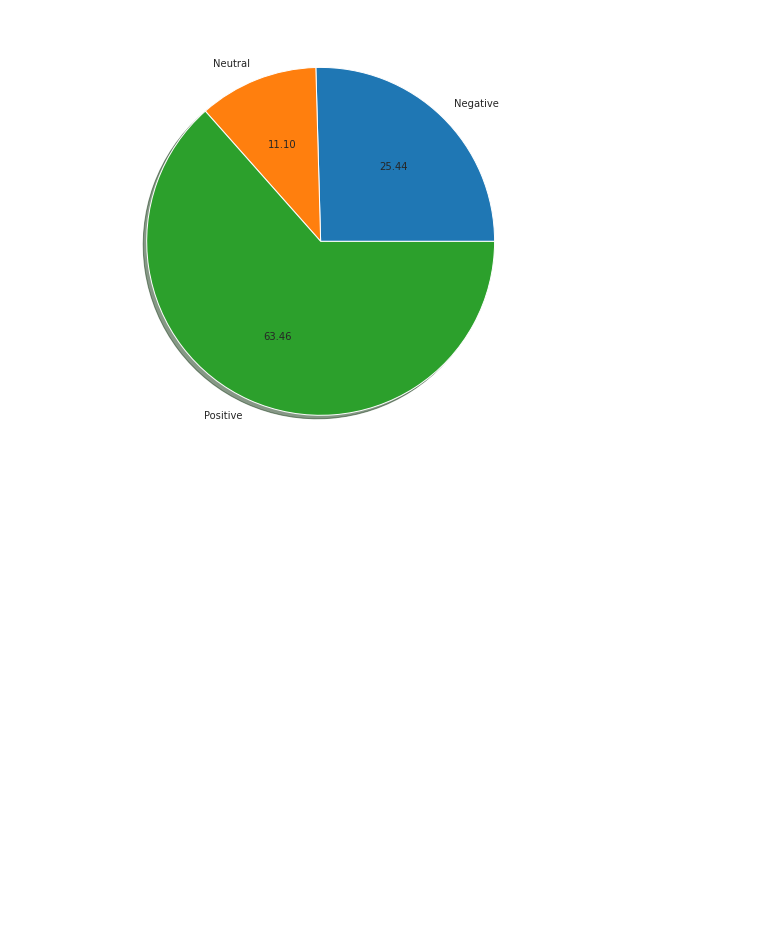
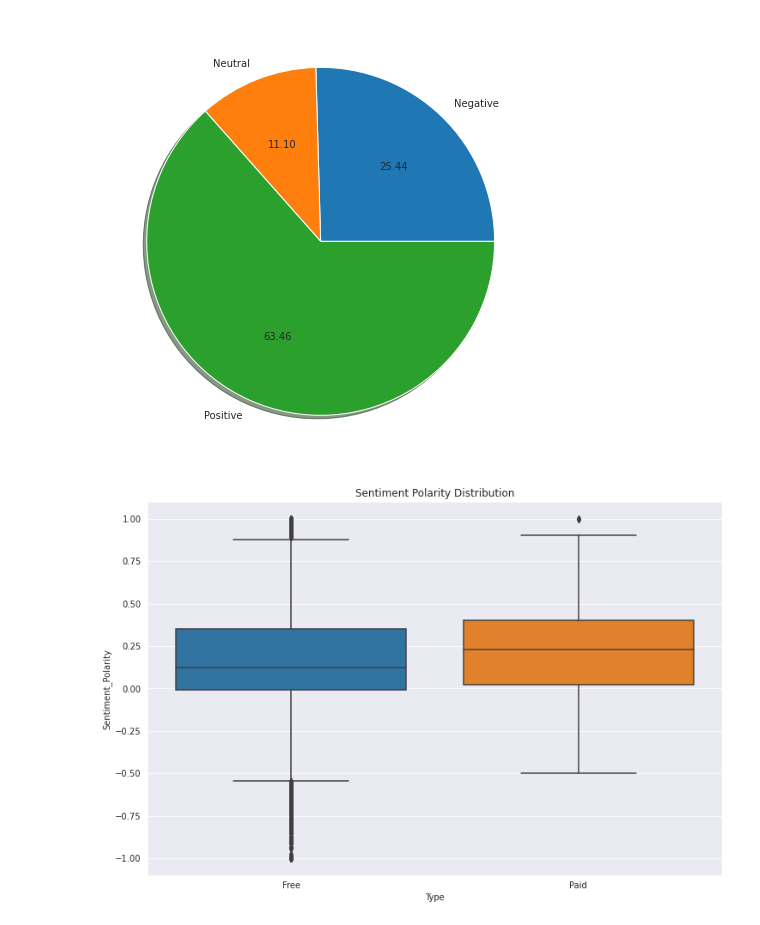
Before and after one commit to kapeeshvarma/Play-Store-App-Analysis, a Jupyter notebook: Play_Store_App_Review_Analysis_Capstone_Project.ipynb, the cells around one changed output. Drawn from its saved outputs; the diff is of its cells as text; code cells hidden in the pictures; blank space fills up the shorter version.

Commit message:
Polarity Distribution for Free and Paid apps

```diff
--- a/Play_Store_App_Review_Analysis_Capstone_Project.ipynb
+++ b/Play_Store_App_Review_Analysis_Capstone_Project.ipynb
@@ -269,3 +269,12 @@ Negative    15041
 Neutral      6560
 dtype: int64
 [figure]
+# %%
+# Visualize the Sentiment Polarity Distribution for Free and Paid apps
+fig, ax = plt.subplots()
+fig.set_size_inches(12, 8)
+ax = sns.boxplot(x = 'Type', y = 'Sentiment_Polarity', data = mergedf)
+ax.set_title('Sentiment Polarity Distribution')
+plt.show()
+# %% [output]
+[figure, added]
```
